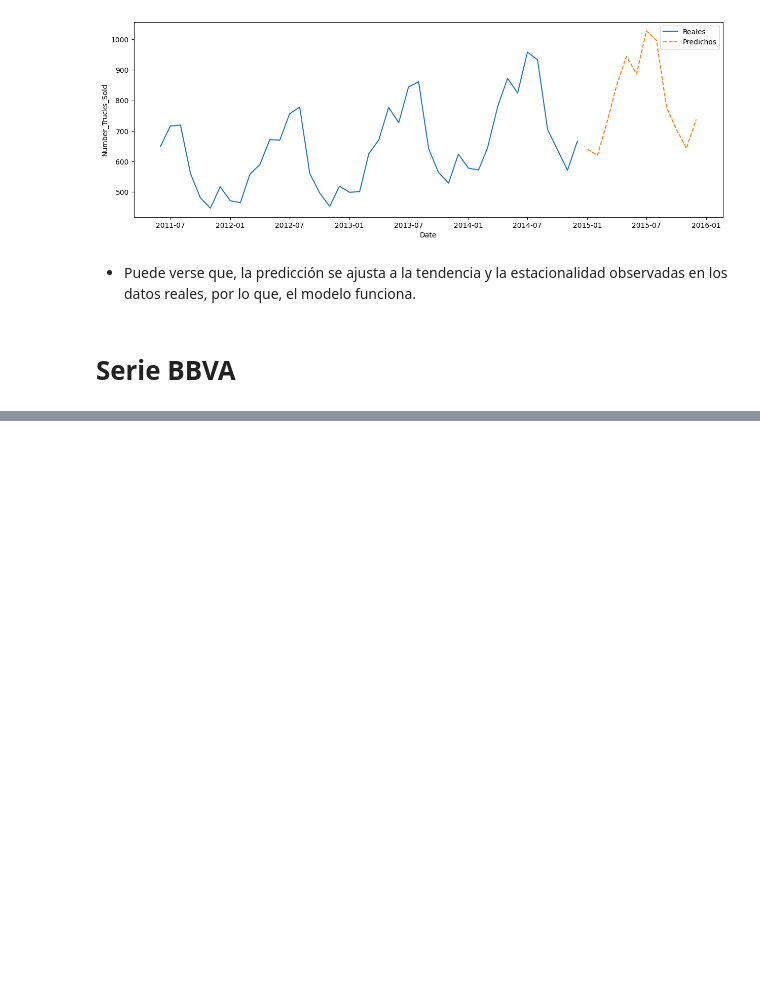
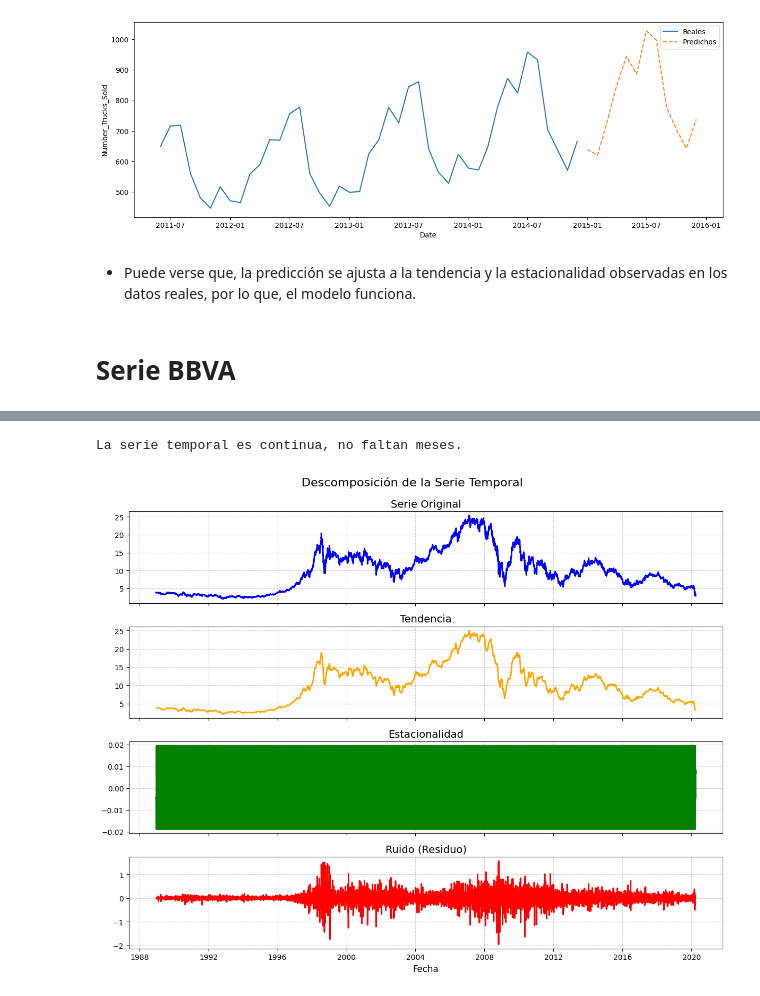
Before and after one commit to davfranco1/laboratorio-modulo9-leccion02-series-temporales, a Jupyter notebook: laboratorio-modulo9-leccion02-series-temporales-sarima.ipynb, the cells around one changed output, grey strips where cells are left out. Cells and saved outputs as stored; diff of their text form; code cells hidden in the pictures; blank space fills up the shorter version.

Commit message:
ARIMA BBVA ejecutándose

```diff
--- a/laboratorio-modulo9-leccion02-series-temporales-sarima.ipynb
+++ b/laboratorio-modulo9-leccion02-series-temporales-sarima.ipynb
@@ -332,4 +332,5 @@ sarima.plot_prediccion(y_test, prediccion, "Number_Trucks_Sold")
 # %% [markdown]
 # Serie BBVA
 # %%
-df_bbva = pd.read_csv("datos/")
+df_bbva = pd.read_csv("datos/datos-stocks/BBVA.csv")
+df_bbva.head()
@@ -335,0 +344,6 @@ df_bbva = pd.read_csv("datos/")
+# %%
+df_bbva.drop(columns=["Open", "High", "Low", "Adj Close", "Volume"], inplace=True)
+# %%
+df_bbva["Date"] = pd.to_datetime(df_bbva["Date"], format="%Y-%m-%d")
+# %%
+st_bbva = ss.TimeSeriesAnalysis(df_bbva, "Date", "Close")
@@ -335,0 +372,8 @@ df_bbva = pd.read_csv("datos/")
+# %%
+st_bbva.comprobar_serie_continua()
+# %% [output]
+La serie temporal es continua, no faltan meses.
+# %%
+st_bbva.detectar_estacionalidad()
+# %% [output]
+[figure, added]
```
Also changed, not shown: parts of 13 cells of this notebook, 3 other files.
